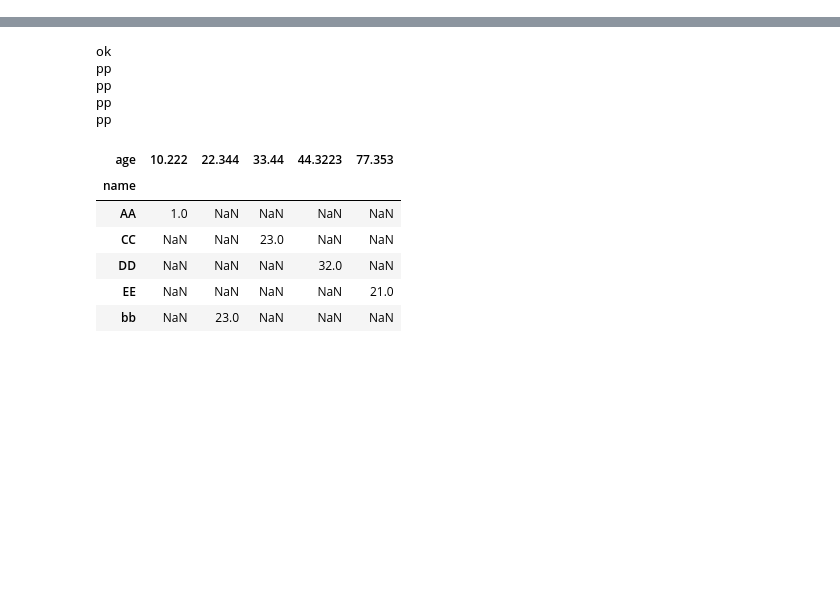
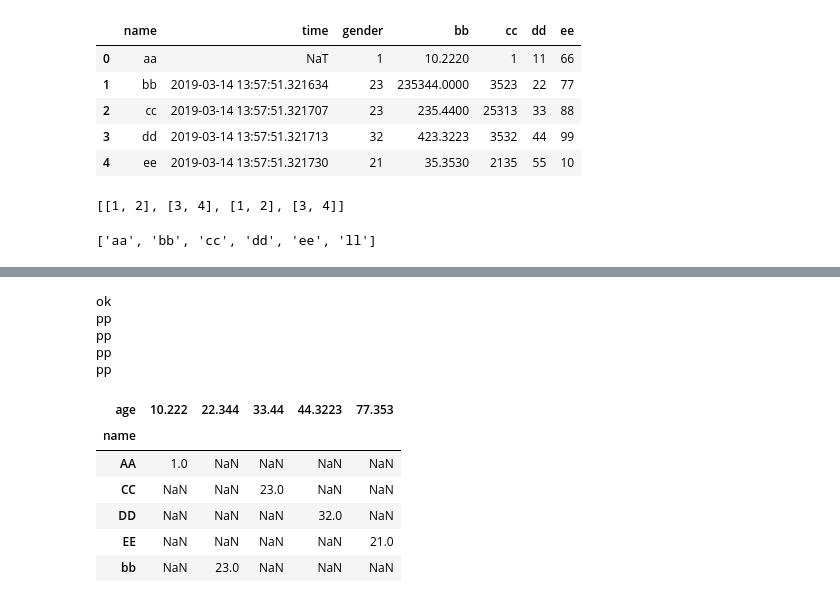
Before and after one commit to goyal-sakshi/Python-Learning, a Jupyter notebook: pandas/DataFrame.ipynb, the cells around one changed output, grey strips where cells are left out. Saved outputs shown, nothing was run; the diff lists cells and outputs as text; code cells hidden in the pictures; blank space fills up the shorter version.

```diff
--- a/pandas/DataFrame.ipynb
+++ b/pandas/DataFrame.ipynb
@@ -15,0 +87,3 @@ df2 = pd.DataFrame({
+# %%
+df2.set_index('name', inplace=True)
+df2
@@ -24,0 +116,19 @@ df1
+# %%
+df = df1.merge(df2, on=['name'])
+df
+# %% [output]
+|  | name | time | gender | bb | cc | dd | ee |
+| 0 | aa | NaT | 1 | 10.2220 | 1 | 11 | 66 |
+| 1 | bb | 2019-03-14 13:57:51.321634 | 23 | 235344.0000 | 3523 | 22 | 77 |
+| 2 | cc | 2019-03-14 13:57:51.321707 | 23 | 235.4400 | 25313 | 33 | 88 |
+| 3 | dd | 2019-03-14 13:57:51.321713 | 32 | 423.3223 | 3532 | 44 | 99 |
+| 4 | ee | 2019-03-14 13:57:51.321730 | 21 | 35.3530 | 2135 | 55 | 10 |
+# %%
+ll = [[[1,2],[3,4]],[[1,2],[3,4]]]
+[y for x in ll for y in x]
+# %% [output]
+[[1, 2], [3, 4], [1, 2], [3, 4]]
+# %%
+list(df1['name'].append(pd.Series(['ll'])))
+# %% [output]
+['aa', 'bb', 'cc', 'dd', 'ee', 'll']
```
Also changed, not shown: parts of 24 cells of this notebook, 7 other files.
